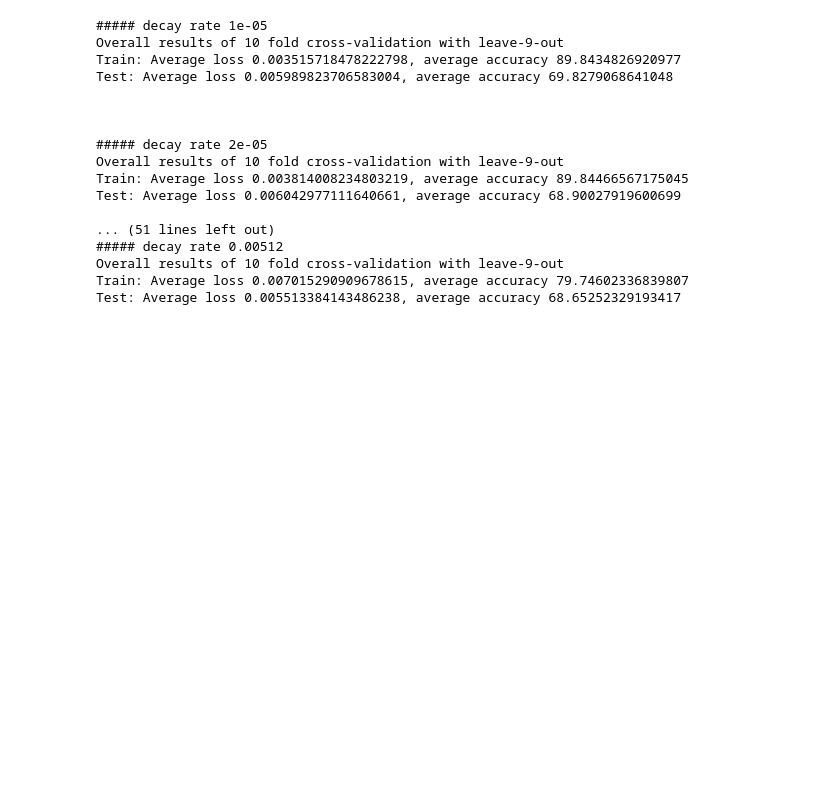
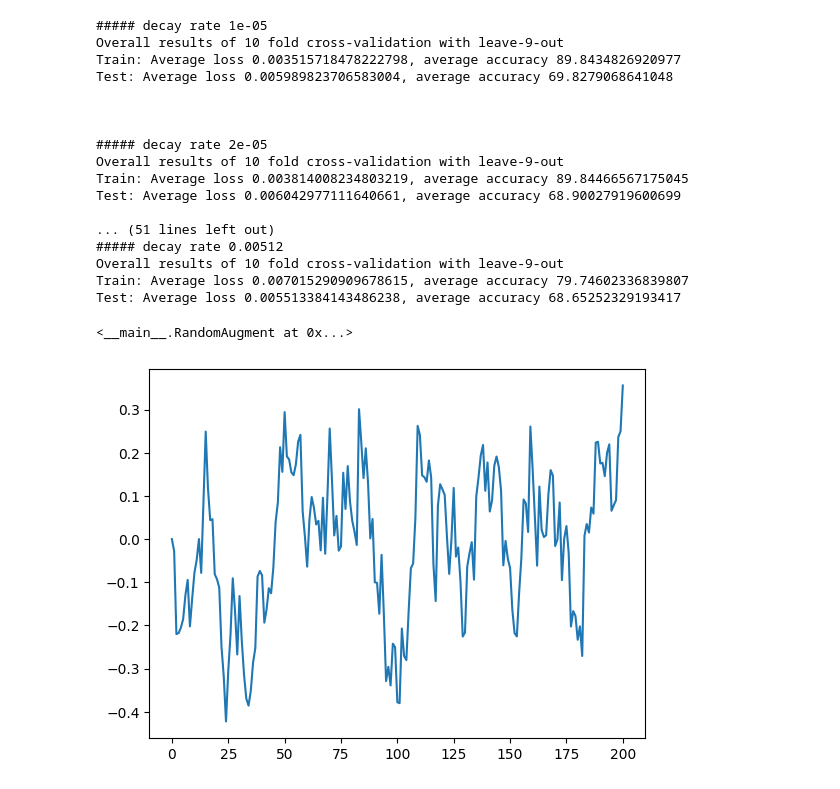
Before and after one commit to MattyAB/ecg_transfer, a Jupyter notebook: ecg.ipynb, the cells around one changed output. Cells and saved outputs as stored; diff of their text form; code cells hidden in the pictures; blank space fills up the shorter version.

Commit message:
AugmentDataset for semi-synthetic data.

```diff
--- a/ecg.ipynb
+++ b/ecg.ipynb
@@ -243,3 +248,8 @@ Test: Average loss 0.006042977111640661, average accuracy 68.90027919600699
 Overall results of 10 fold cross-validation with leave-9-out
 Train: Average loss 0.007015290909678615, average accuracy 79.74602336839807
 Test: Average loss 0.005513384143486238, average accuracy 68.65252329193417
+# %%
+RandomAugment(device)
+# %% [output]
+<__main__.RandomAugment at 0x...>
+[figure, added]
```
Also changed, not shown: parts of 10 cells of this notebook, 3 other files.
